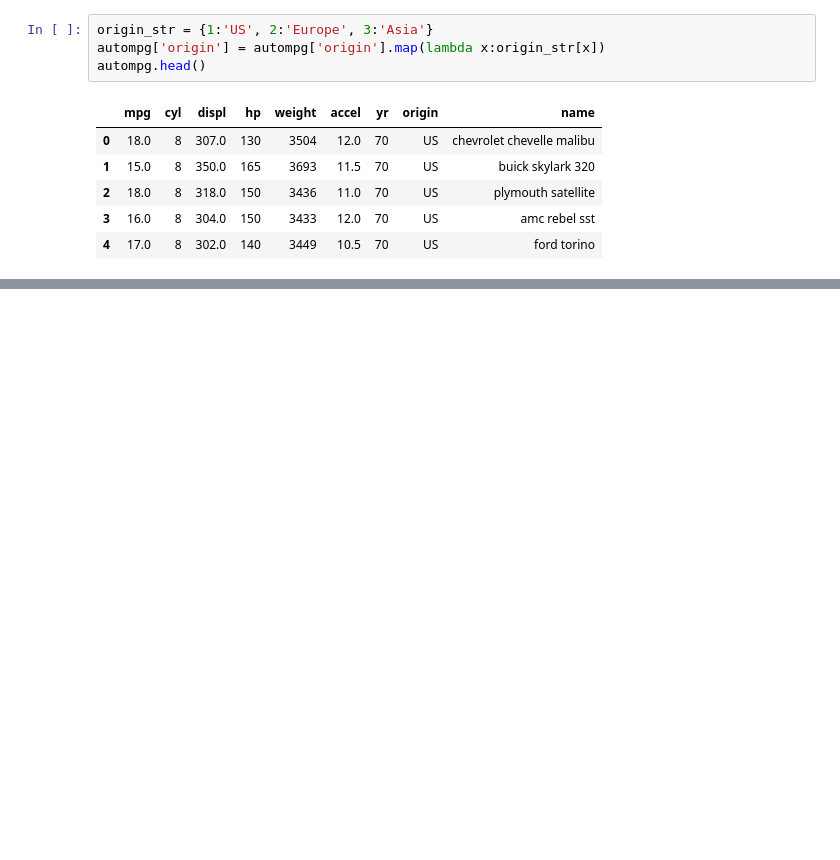
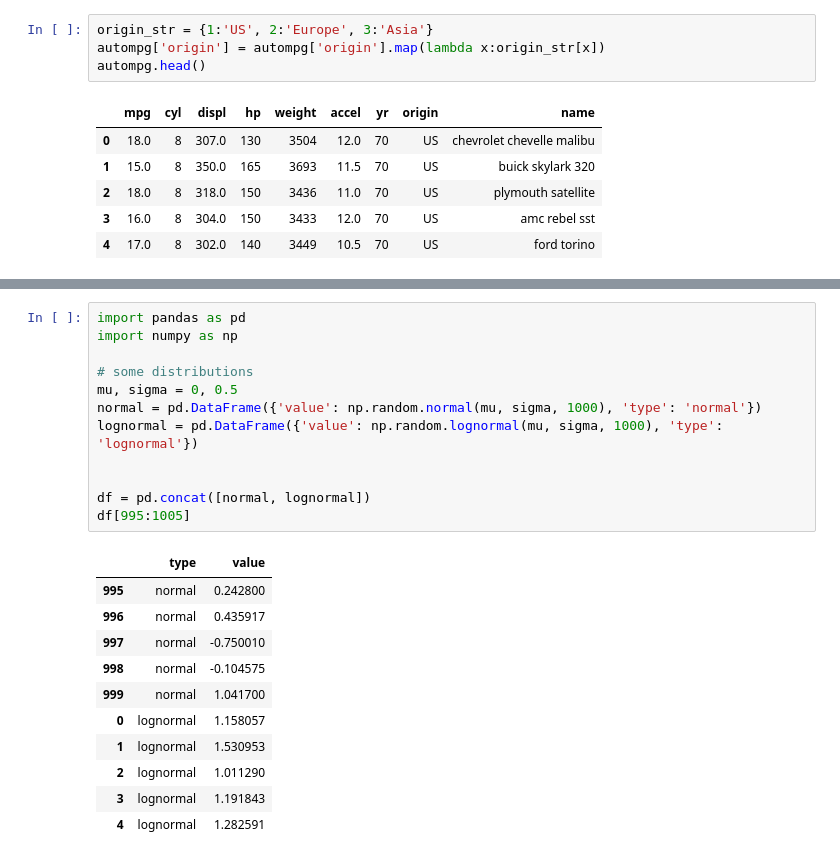
Before and after one commit to pdfarhad/python-for-datascience, a Jupyter notebook: Visualizing Bokeh.ipynb, the cells around one changed output, grey strips where cells are left out. Saved outputs shown, nothing was run; the diff lists cells and outputs as text; blank space fills up the shorter version.

```diff
--- a/Visualizing Bokeh.ipynb
+++ b/Visualizing Bokeh.ipynb
@@ -193,0 +223,24 @@ show(p)
+# %%
+import pandas as pd
+import numpy as np
+
+# some distributions
+mu, sigma = 0, 0.5
+normal = pd.DataFrame({'value': np.random.normal(mu, sigma, 1000), 'type': 'normal'})
+lognormal = pd.DataFrame({'value': np.random.lognormal(mu, sigma, 1000), 'type': 'lognormal'})
+
+
+df = pd.concat([normal, lognormal])
+df[995:1005]
+# %% [output]
+|  | type | value |
+| 995 | normal | 0.242800 |
+| 996 | normal | 0.435917 |
+| 997 | normal | -0.750010 |
+| 998 | normal | -0.104575 |
+| 999 | normal | 1.041700 |
+| 0 | lognormal | 1.158057 |
+| 1 | lognormal | 1.530953 |
+| 2 | lognormal | 1.011290 |
+| 3 | lognormal | 1.191843 |
+| 4 | lognormal | 1.282591 |
```
Also changed, not shown: parts of 37 cells of this notebook.
